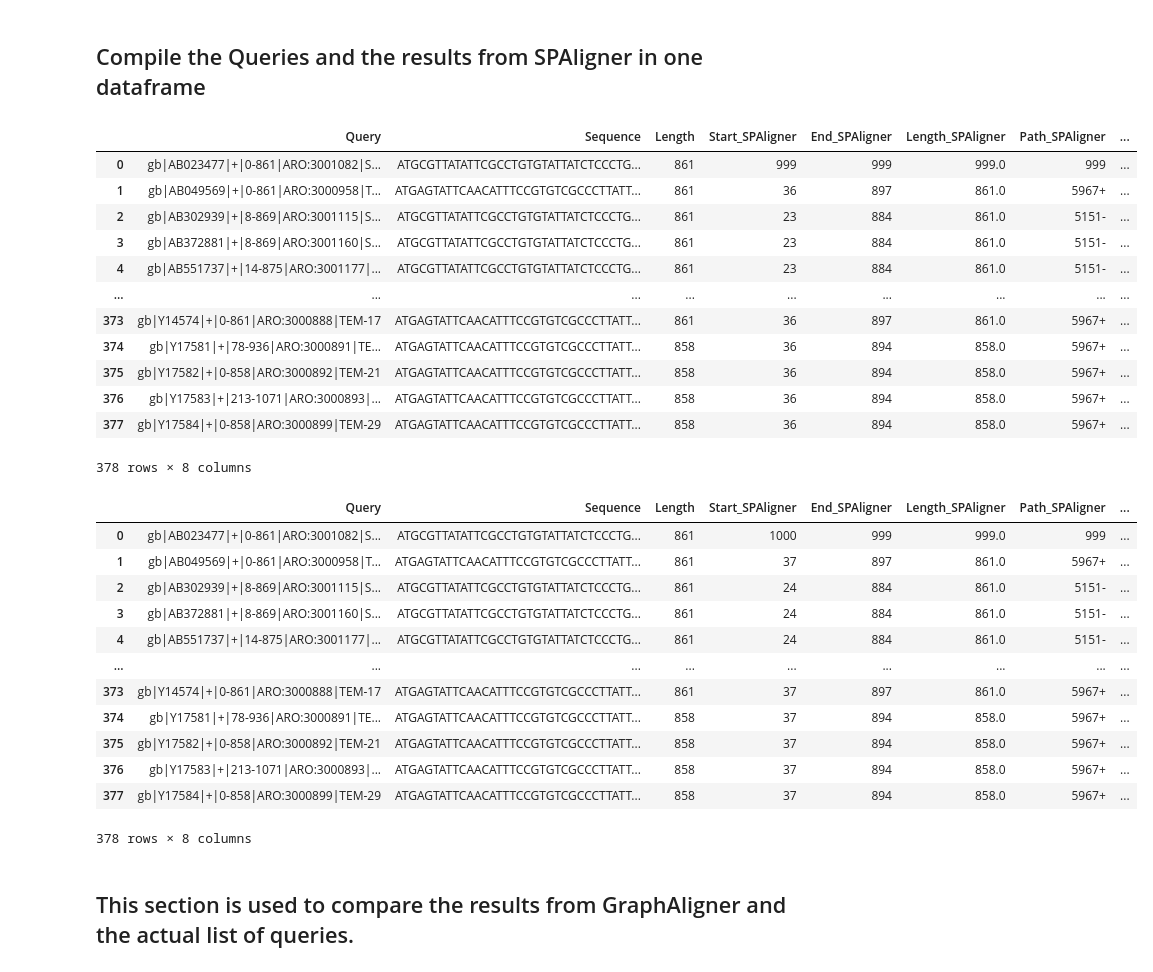
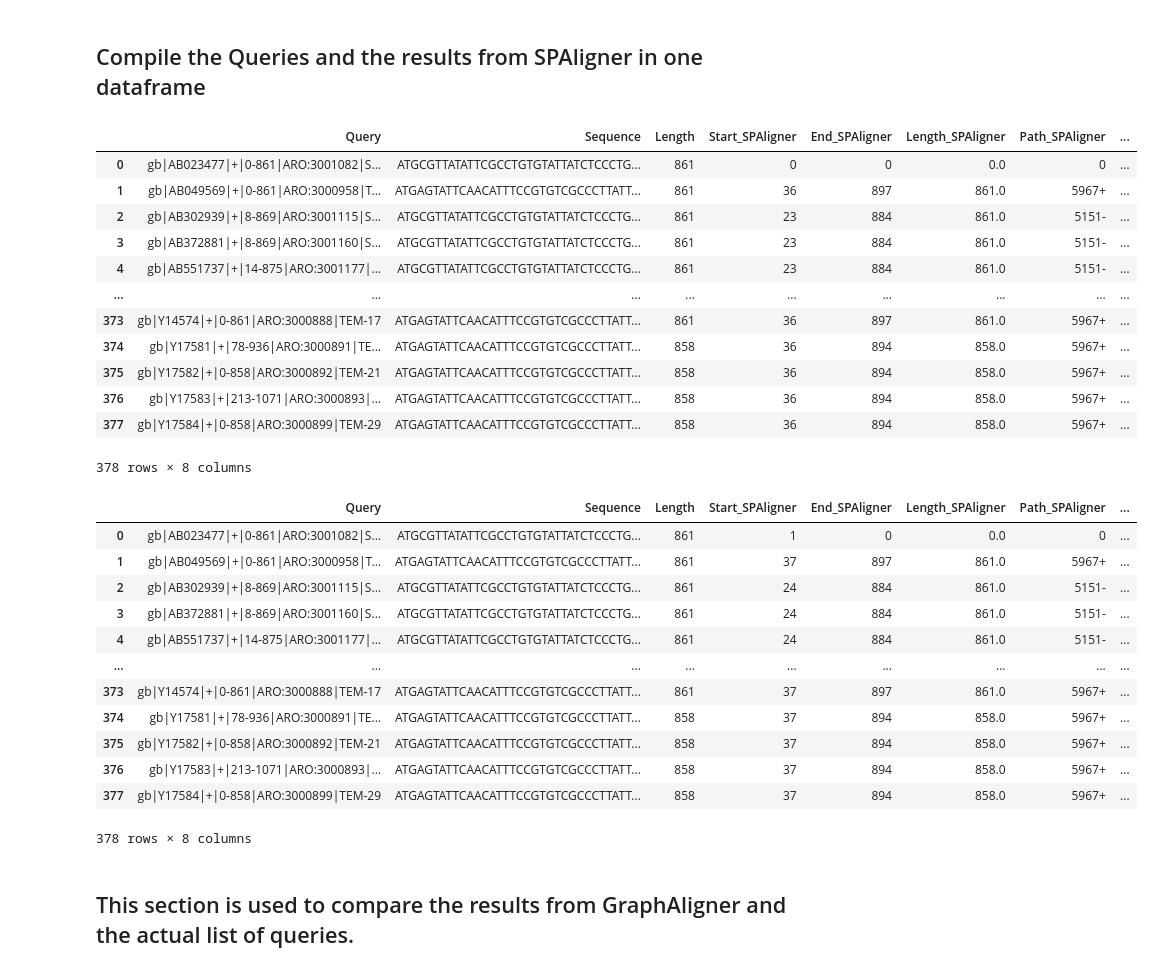
Before and after one commit to Yusreen/Thesis, a Jupyter notebook: Results and findings/CompareQueryAndResults.ipynb, the cells around one changed output. Drawn from its saved outputs; the diff is of its cells as text; code cells hidden in the pictures.

```diff
--- a/Results and findings/CompareQueryAndResults.ipynb
+++ b/Results and findings/CompareQueryAndResults.ipynb
@@ -331,13 +329,13 @@ SPAligner_Combined_Query_Path
 # %%
 #Use merge operation so that we have the sequences for both softwares for successful queries
 df_QueryAndResultsSPAligner=pd.merge(df,SPAligner_Combined_Query_Path, on='Query',how='left')
-df_QueryAndResultsSPAligner= df_QueryAndResultsSPAligner.fillna(999)
+df_QueryAndResultsSPAligner= df_QueryAndResultsSPAligner.fillna(000)
 df_QueryAndResultsSPAligner['Start_SPAligner']=df_QueryAndResultsSPAligner['Start_SPAligner'].astype(int)
 df_QueryAndResultsSPAligner['End_SPAligner']=df_QueryAndResultsSPAligner['End_SPAligner'].astype(int)
 df_QueryAndResultsSPAligner
 # %% [output]
 |  | Query | Sequence | Length | Start_SPAligner | End_SPAligner | Length_SPAligner | Path_SPAligner | ... |
-| 0 | gb|AB023477|+|0-861|ARO:3001082|S... | ATGCGTTATATTCGCCTGTGTATTATCTCCCTG... | 861 | 999 | 999 | 999.0 | 999 | ... |
+| 0 | gb|AB023477|+|0-861|ARO:3001082|S... | ATGCGTTATATTCGCCTGTGTATTATCTCCCTG... | 861 | 0 | 0 | 0.0 | 0 | ... |
 | 1 | gb|AB049569|+|0-861|ARO:3000958|T... | ATGAGTATTCAACATTTCCGTGTCGCCCTTATT... | 861 | 36 | 897 | 861.0 | 5967+ | ... |
 | 2 | gb|AB302939|+|8-869|ARO:3001115|S... | ATGCGTTATATTCGCCTGTGTATTATCTCCCTG... | 861 | 23 | 884 | 861.0 | 5151- | ... |
 | 3 | gb|AB372881|+|8-869|ARO:3001160|S... | ATGCGTTATATTCGCCTGTGTATTATCTCCCTG... | 861 | 23 | 884 | 861.0 | 5151- | ... |
@@ -358,7 +357,7 @@ df_QueryAndResultsSPAligner['Start_SPAligner']=df_QueryAndResultsSPAligner['Star
 df_QueryAndResultsSPAligner
 # %% [output]
 |  | Query | Sequence | Length | Start_SPAligner | End_SPAligner | Length_SPAligner | Path_SPAligner | ... |
-| 0 | gb|AB023477|+|0-861|ARO:3001082|S... | ATGCGTTATATTCGCCTGTGTATTATCTCCCTG... | 861 | 1000 | 999 | 999.0 | 999 | ... |
+| 0 | gb|AB023477|+|0-861|ARO:3001082|S... | ATGCGTTATATTCGCCTGTGTATTATCTCCCTG... | 861 | 1 | 0 | 0.0 | 0 | ... |
 | 1 | gb|AB049569|+|0-861|ARO:3000958|T... | ATGAGTATTCAACATTTCCGTGTCGCCCTTATT... | 861 | 37 | 897 | 861.0 | 5967+ | ... |
 | 2 | gb|AB302939|+|8-869|ARO:3001115|S... | ATGCGTTATATTCGCCTGTGTATTATCTCCCTG... | 861 | 24 | 884 | 861.0 | 5151- | ... |
 | 3 | gb|AB372881|+|8-869|ARO:3001160|S... | ATGCGTTATATTCGCCTGTGTATTATCTCCCTG... | 861 | 24 | 884 | 861.0 | 5151- | ... |
```
Also changed, not shown: parts of 13 cells of this notebook, 10 other files.
